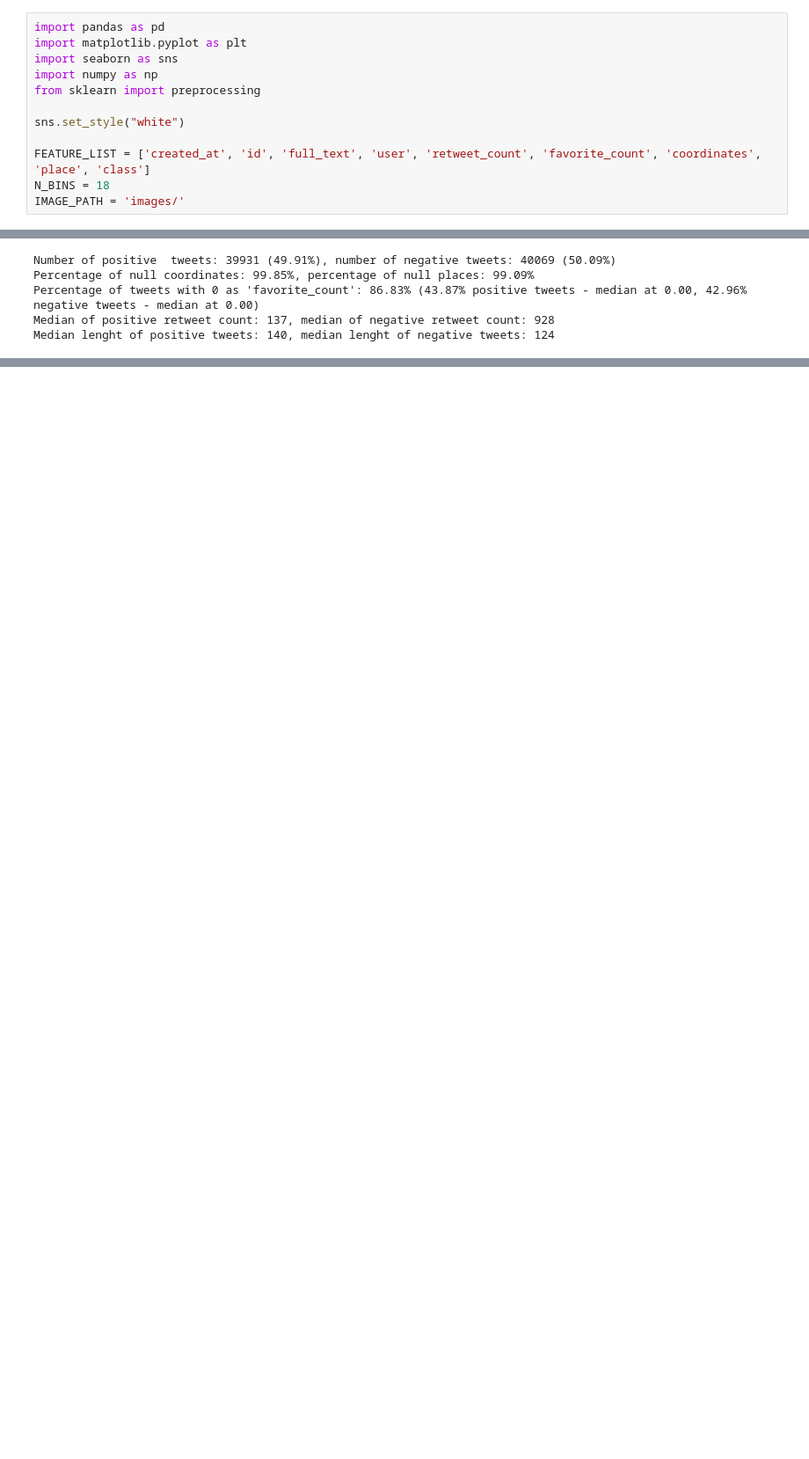
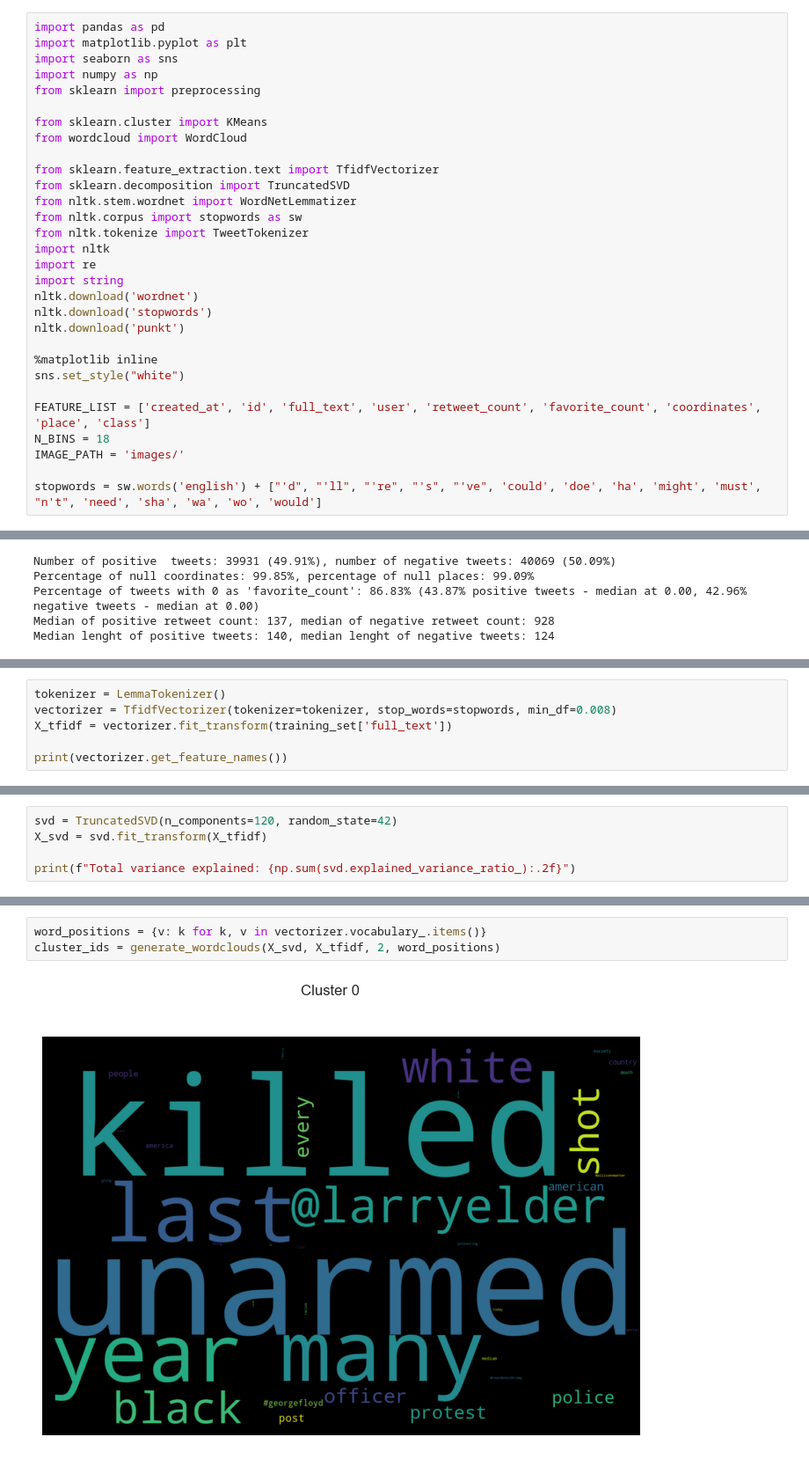
Before and after one commit to d-cota/Sentiment-analysis-BLM, a Jupyter notebook: DSLab_Project/DSLab_Project.ipynb, the cells around one changed output, grey strips where cells are left out. Shown at 88% size. Drawn from its saved outputs; the diff is of its cells as text; blank space fills up the shorter version.

Commit message:
wordclouds

```diff
--- a/DSLab_Project/DSLab_Project.ipynb
+++ b/DSLab_Project/DSLab_Project.ipynb
@@ -5,8 +5,26 @@ import seaborn as sns
 import numpy as np
 from sklearn import preprocessing
 
+from sklearn.cluster import KMeans
+from wordcloud import WordCloud
+
+from sklearn.feature_extraction.text import TfidfVectorizer
+from sklearn.decomposition import TruncatedSVD
+from nltk.stem.wordnet import WordNetLemmatizer
+from nltk.corpus import stopwords as sw
+from nltk.tokenize import TweetTokenizer
+import nltk
+import re
+import string
+nltk.download('wordnet')
+nltk.download('stopwords')
+nltk.download('punkt')
+
+%matplotlib inline
 sns.set_style("white")
 
 FEATURE_LIST = ['created_at', 'id', 'full_text', 'user', 'retweet_count', 'favorite_count', 'coordinates', 'place', 'class']
 N_BINS = 18
 IMAGE_PATH = 'images/'
+
+stopwords = sw.words('english') + ["'d", "'ll", "'re", "'s", "'ve", 'could', 'doe', 'ha', 'might', 'must', "n't", 'need', 'sha', 'wa', 'wo', 'would']
@@ -99,0 +192,6 @@ plt.savefig(IMAGE_PATH + 'len_distrib')
+# %%
+tokenizer = LemmaTokenizer()
+vectorizer = TfidfVectorizer(tokenizer=tokenizer, stop_words=stopwords, min_df=0.008)
+X_tfidf = vectorizer.fit_transform(training_set['full_text'])
+
+print(vectorizer.get_feature_names())
@@ -99,0 +216,5 @@ plt.savefig(IMAGE_PATH + 'len_distrib')
+# %%
+svd = TruncatedSVD(n_components=120, random_state=42)
+X_svd = svd.fit_transform(X_tfidf)
+
+print(f"Total variance explained: {np.sum(svd.explained_variance_ratio_):.2f}")
@@ -99,0 +223,5 @@ plt.savefig(IMAGE_PATH + 'len_distrib')
+# %%
+word_positions = {v: k for k, v in vectorizer.vocabulary_.items()}
+cluster_ids = generate_wordclouds(X_svd, X_tfidf, 2, word_positions)
+# %% [output]
+[figure, added]
```
Also changed, not shown: parts of 6 cells of this notebook, 3 other files.
